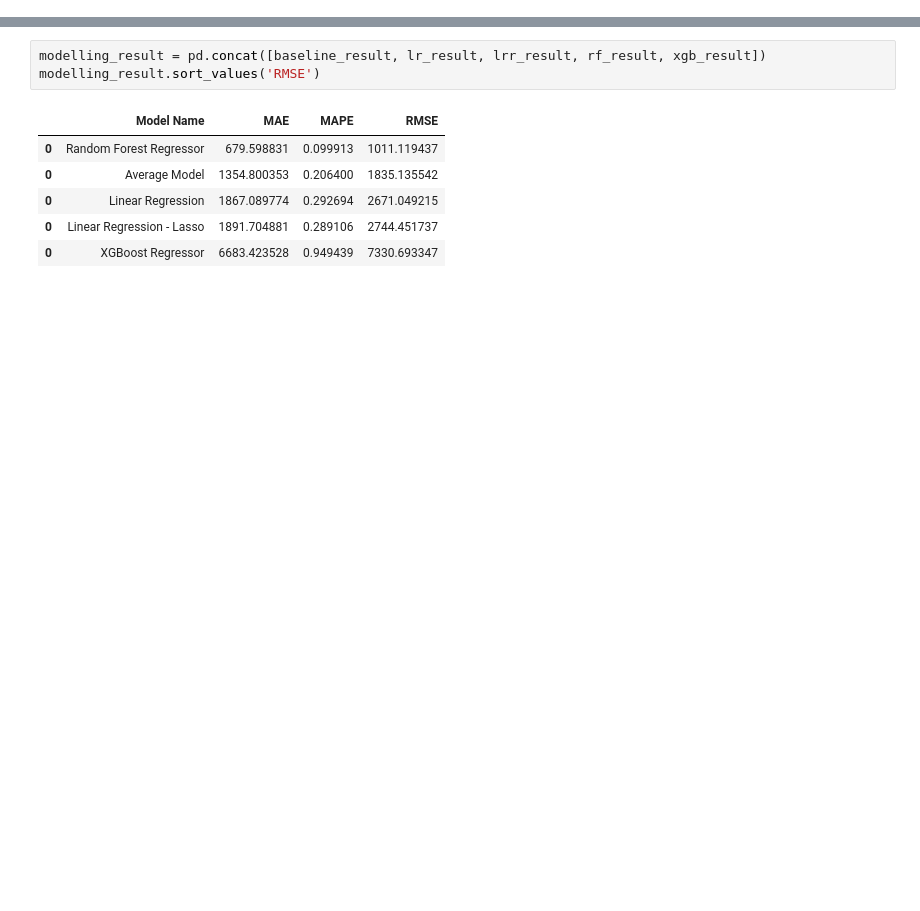
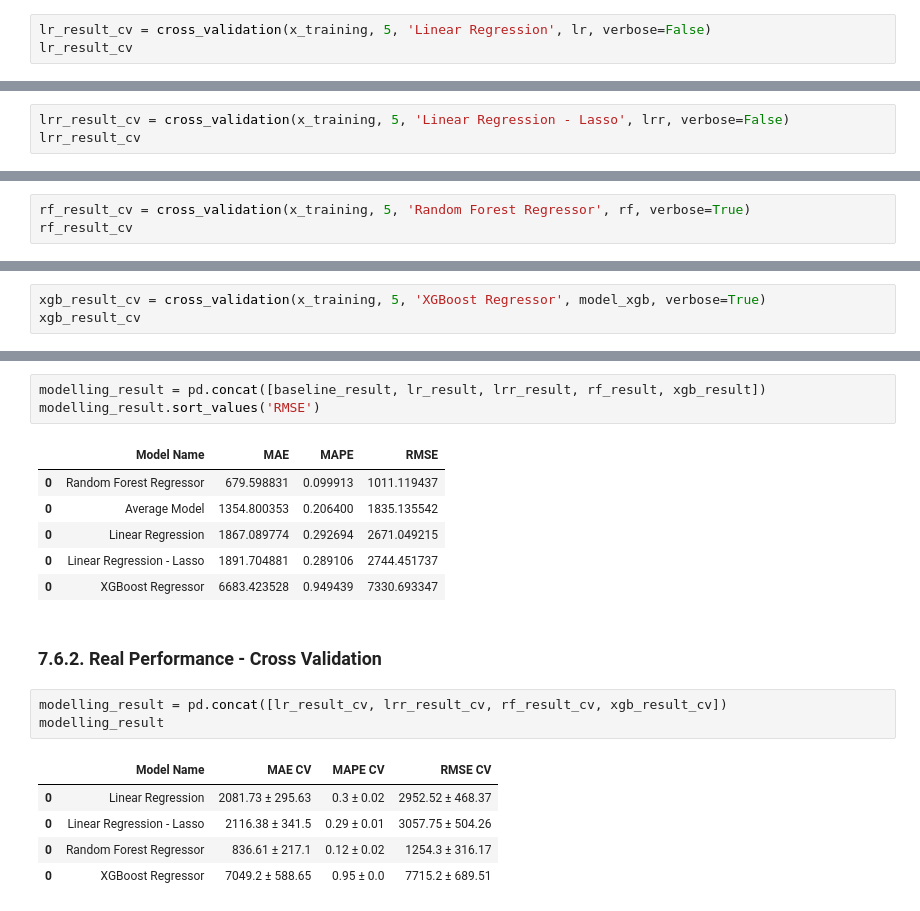
Before and after one commit to fmatholiveira/rossmann-store-sales, a Jupyter notebook: notebooks/m07_v01_store_sales_prediction.ipynb, the cells around one changed output, grey strips where cells are left out. Cells and saved outputs as stored; diff of their text form; blank space fills up the shorter version.

Commit message:
end real performance comparison with cross validation

```diff
--- a/notebooks/m07_v01_store_sales_prediction.ipynb
+++ b/notebooks/m07_v01_store_sales_prediction.ipynb
@@ -1017,0 +1070,3 @@ lr_result
+# %%
+lr_result_cv = cross_validation(x_training, 5, 'Linear Regression', lr, verbose=False)
+lr_result_cv
@@ -1032,0 +1093,3 @@ lrr_result
+# %%
+lrr_result_cv = cross_validation(x_training, 5, 'Linear Regression - Lasso', lrr, verbose=False)
+lrr_result_cv
@@ -1047,0 +1116,3 @@ rf_result
+# %%
+rf_result_cv = cross_validation(x_training, 5, 'Random Forest Regressor', rf, verbose=True)
+rf_result_cv
@@ -1067,0 +1153,3 @@ xgb_result
+# %%
+xgb_result_cv = cross_validation(x_training, 5, 'XGBoost Regressor', model_xgb, verbose=True)
+xgb_result_cv
@@ -1077,3 +1179,14 @@ modelling_result.sort_values('RMSE')
 | 0 | Linear Regression | 1867.089774 | 0.292694 | 2671.049215 |
 | 0 | Linear Regression - Lasso | 1891.704881 | 0.289106 | 2744.451737 |
 | 0 | XGBoost Regressor | 6683.423528 | 0.949439 | 7330.693347 |
+# %% [markdown]
+### 7.6.2. Real Performance - Cross Validation
+# %%
+modelling_result = pd.concat([lr_result_cv, lrr_result_cv, rf_result_cv, xgb_result_cv])
+modelling_result
+# %% [output]
+|  | Model Name | MAE CV | MAPE CV | RMSE CV |
+| 0 | Linear Regression | 2081.73 ± 295.63 | 0.3 ± 0.02 | 2952.52 ± 468.37 |
+| 0 | Linear Regression - Lasso | 2116.38 ± 341.5 | 0.29 ± 0.01 | 3057.75 ± 504.26 |
+| 0 | Random Forest Regressor | 836.61 ± 217.1 | 0.12 ± 0.02 | 1254.3 ± 316.17 |
+| 0 | XGBoost Regressor | 7049.2 ± 588.65 | 0.95 ± 0.0 | 7715.2 ± 689.51 |
```
Also changed, not shown: parts of 12 cells of this notebook.
